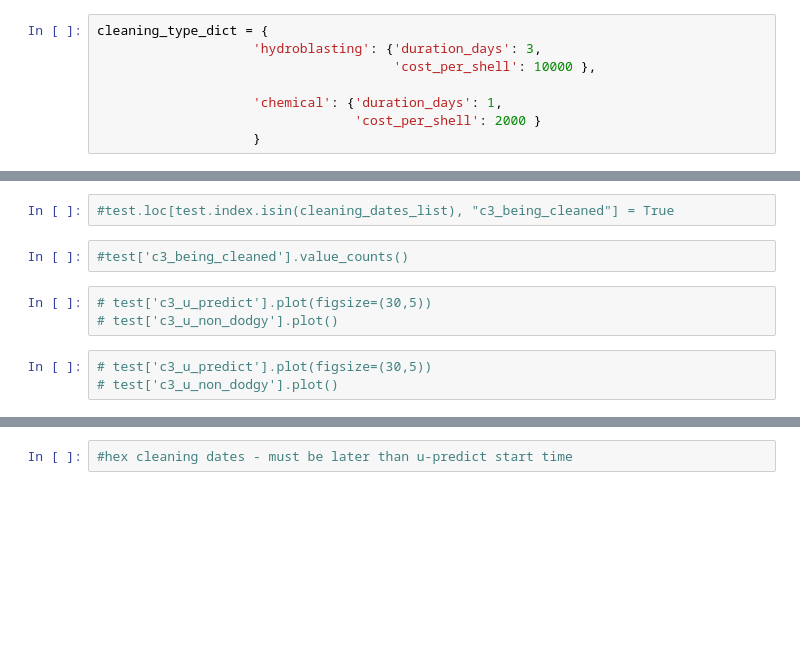
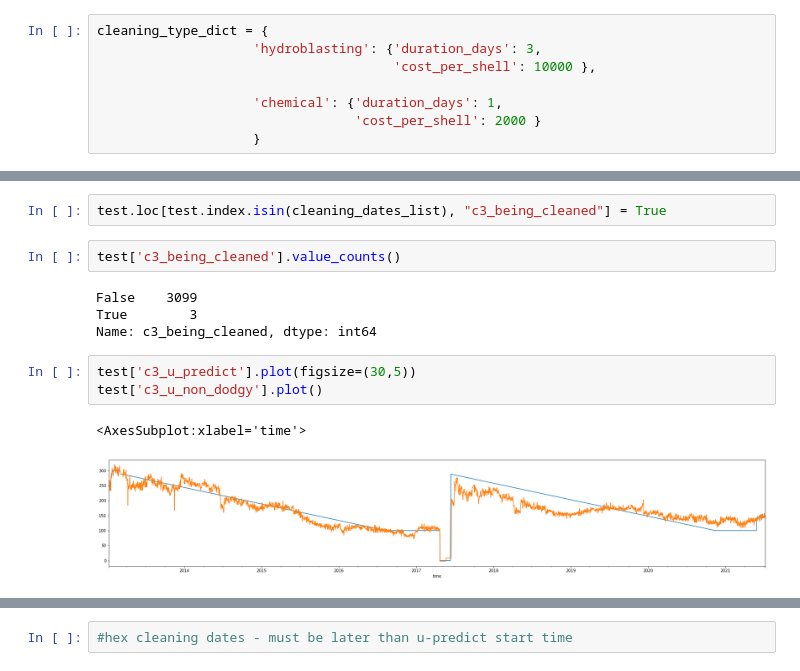
Before and after one commit to AdamPengilly/PIP_Apps, a Jupyter notebook: hexchanger/hexchanger_rev3.ipynb, the cells around one changed output, grey strips where cells are left out. Cells and saved outputs as stored; diff of their text form; blank space fills up the shorter version.

```diff
--- a/hexchanger/hexchanger_rev3.ipynb
+++ b/hexchanger/hexchanger_rev3.ipynb
@@ -8089,13 +8095,17 @@ cleaning_type_dict = {
 # %%
-#test.loc[test.index.isin(cleaning_dates_list), "c3_being_cleaned"] = True
+test.loc[test.index.isin(cleaning_dates_list), "c3_being_cleaned"] = True
 # %%
-#test['c3_being_cleaned'].value_counts()
+test['c3_being_cleaned'].value_counts()
+# %% [output]
+False    3099
+True        3
+Name: c3_being_cleaned, dtype: int64
 # %%
-# test['c3_u_predict'].plot(figsize=(30,5))
-# test['c3_u_non_dodgy'].plot()
+test['c3_u_predict'].plot(figsize=(30,5))
+test['c3_u_non_dodgy'].plot()
+# %% [output]
+<AxesSubplot:xlabel='time'>
+[figure, added]
-# %%
-# test['c3_u_predict'].plot(figsize=(30,5))
-# test['c3_u_non_dodgy'].plot()
 # %%
 #function that calculates new U values - based on starting value and u_depletion_rate - and adds them to the dataframe
 
```
Also changed, not shown: parts of 22 cells of this notebook.
